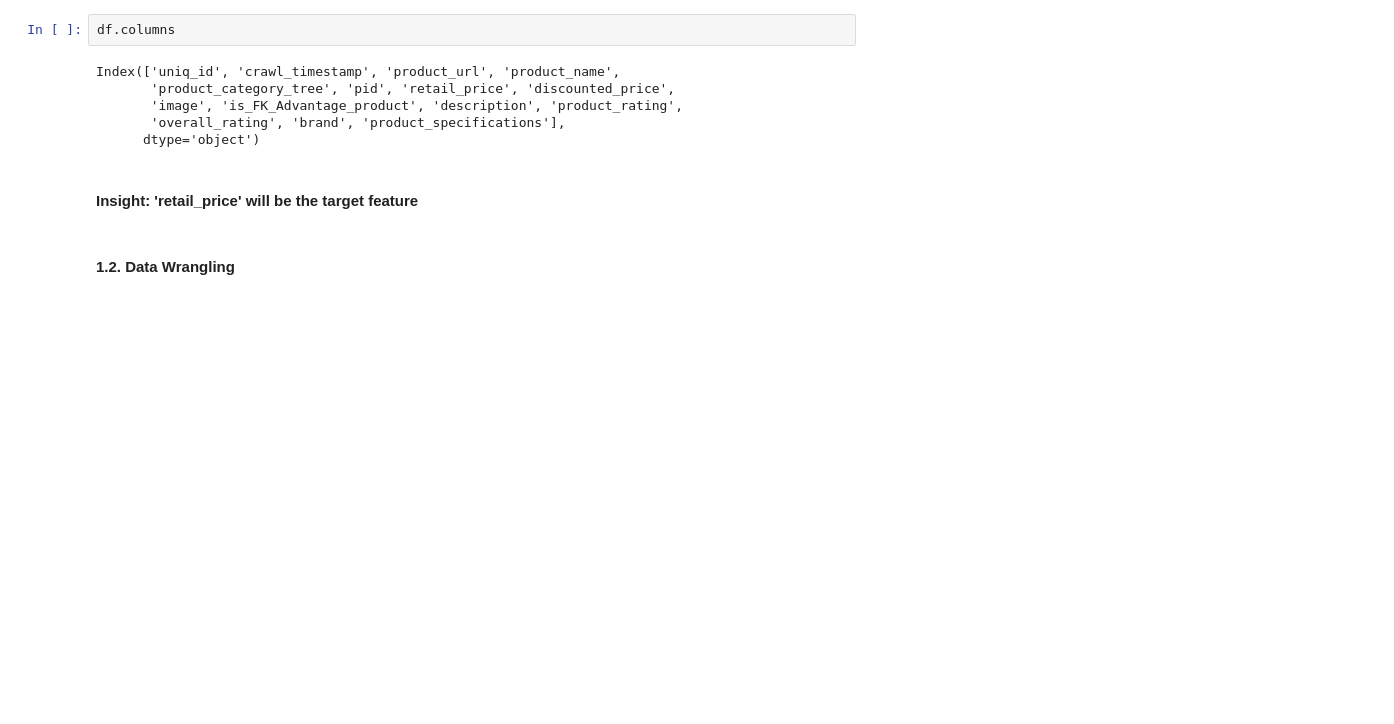
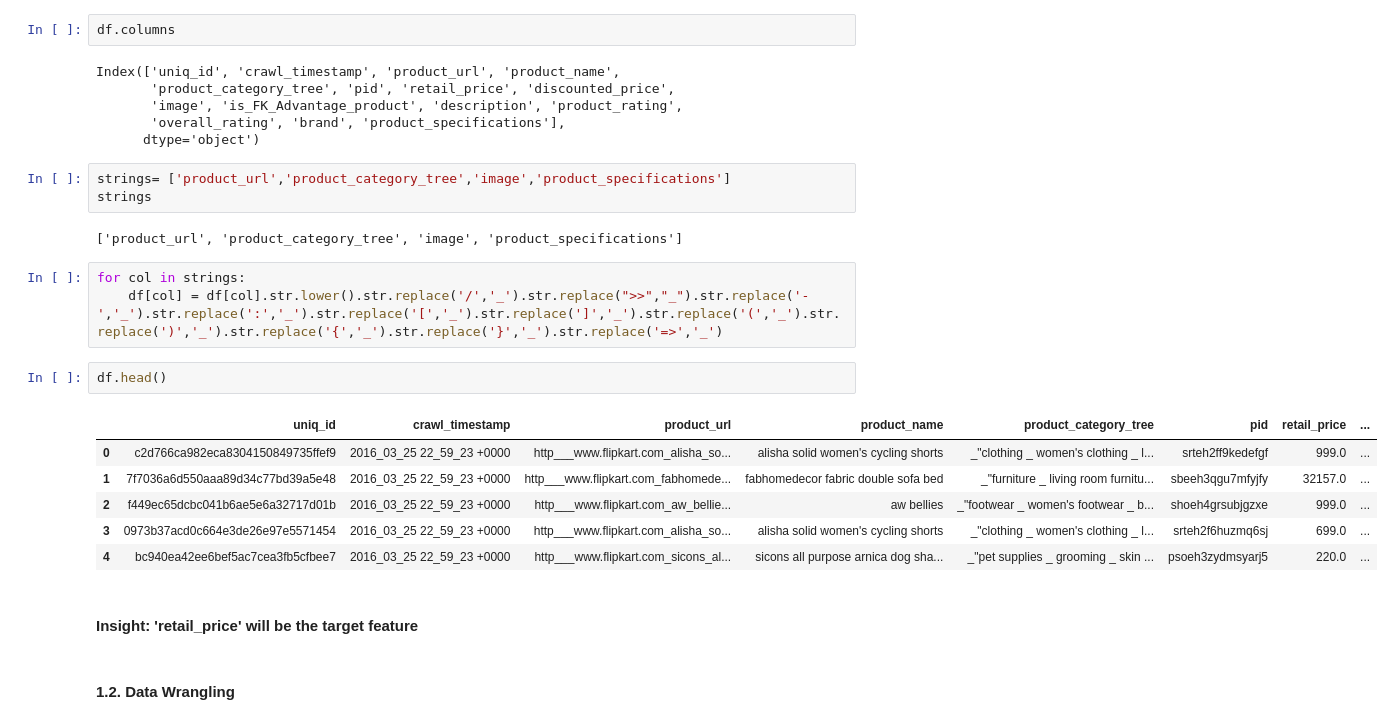
Before and after one commit to sam47-asfaw/Flipkart-Price-Predictor, a Jupyter notebook: notebook.ipynb, the cells around one changed output. Drawn from its saved outputs; the diff is of its cells as text; blank space fills up the shorter version.

```diff
--- a/notebook.ipynb
+++ b/notebook.ipynb
@@ -65,6 +65,23 @@ Index(['uniq_id', 'crawl_timestamp', 'product_url', 'product_name',
        'image', 'is_FK_Advantage_product', 'description', 'product_rating',
        'overall_rating', 'brand', 'product_specifications'],
       dtype='object')
+# %%
+strings= ['product_url','product_category_tree','image','product_specifications']
+strings
+# %% [output]
+['product_url', 'product_category_tree', 'image', 'product_specifications']
+# %%
+for col in strings:
+    df[col] = df[col].str.lower().str.replace('/','_').str.replace(">>","_").str.replace('-','_').str.replace(':','_').str.replace('[','_').str.replace(']','_').str.replace('(','_').str.replace(')','_').str.replace('{','_').str.replace('}','_').str.replace('=>','_')
+# %%
+df.head()
+# %% [output]
+|  | uniq_id | crawl_timestamp | product_url | product_name | product_category_tree | pid | retail_price | ... |
+| 0 | c2d766ca982eca8304150849735ffef9 | 2016_03_25 22_59_23 +0000 | http___www.flipkart.com_alisha_so... | alisha solid women's cycling shorts | _"clothing _ women's clothing _ l... | srteh2ff9kedefgf | 999.0 | ... |
+| 1 | 7f7036a6d550aaa89d34c77bd39a5e48 | 2016_03_25 22_59_23 +0000 | http___www.flipkart.com_fabhomede... | fabhomedecor fabric double sofa bed | _"furniture _ living room furnitu... | sbeeh3qgu7mfyjfy | 32157.0 | ... |
+| 2 | f449ec65dcbc041b6ae5e6a32717d01b | 2016_03_25 22_59_23 +0000 | http___www.flipkart.com_aw_bellie... | aw bellies | _"footwear _ women's footwear _ b... | shoeh4grsubjgzxe | 999.0 | ... |
+| 3 | 0973b37acd0c664e3de26e97e5571454 | 2016_03_25 22_59_23 +0000 | http___www.flipkart.com_alisha_so... | alisha solid women's cycling shorts | _"clothing _ women's clothing _ l... | srteh2f6huzmq6sj | 699.0 | ... |
+| 4 | bc940ea42ee6bef5ac7cea3fb5cfbee7 | 2016_03_25 22_59_23 +0000 | http___www.flipkart.com_sicons_al... | sicons all purpose arnica dog sha... | _"pet supplies _ grooming _ skin ... | psoeh3zydmsyarj5 | 220.0 | ... |
 # %% [markdown]
 #### Insight: 'retail_price' will be the target feature
 # %% [markdown]
```
Also changed, not shown: 7 other files.
